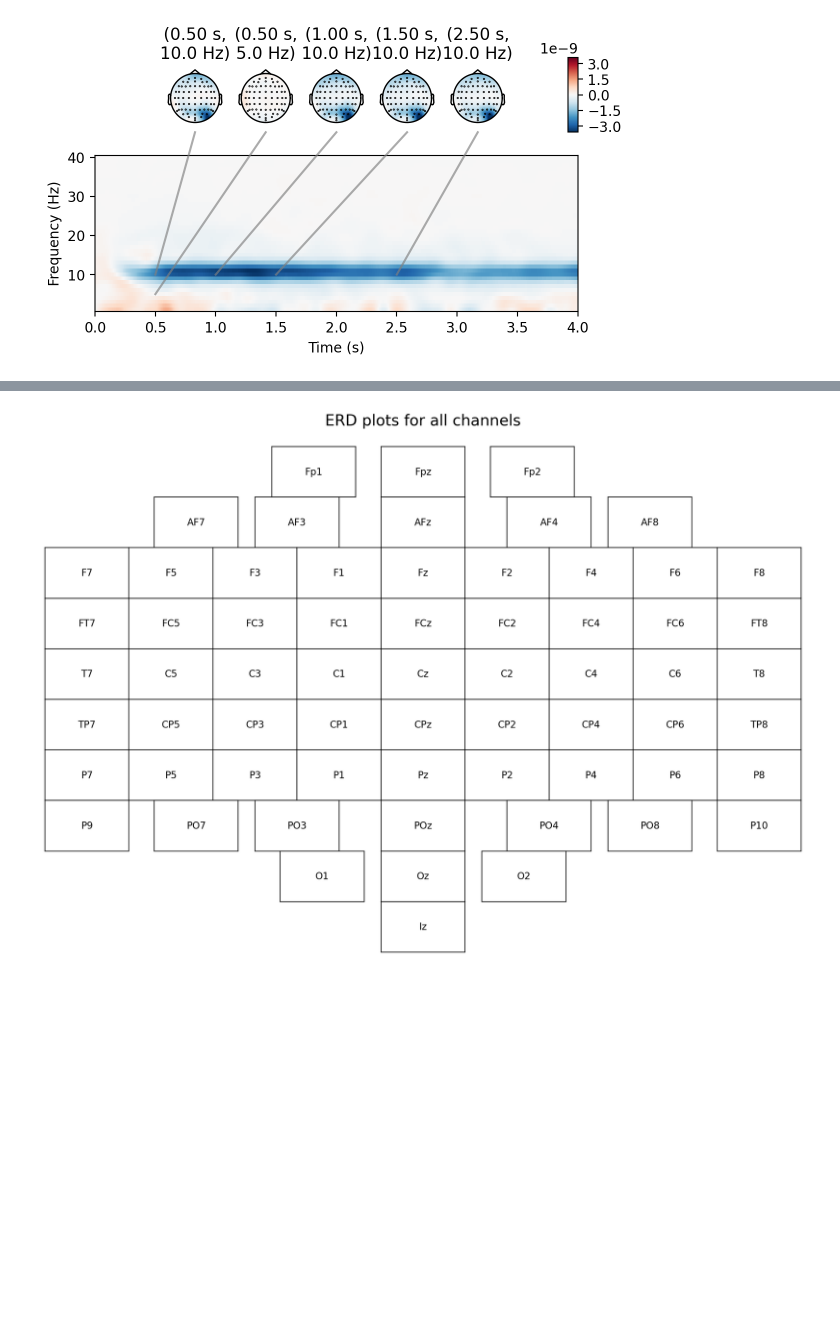
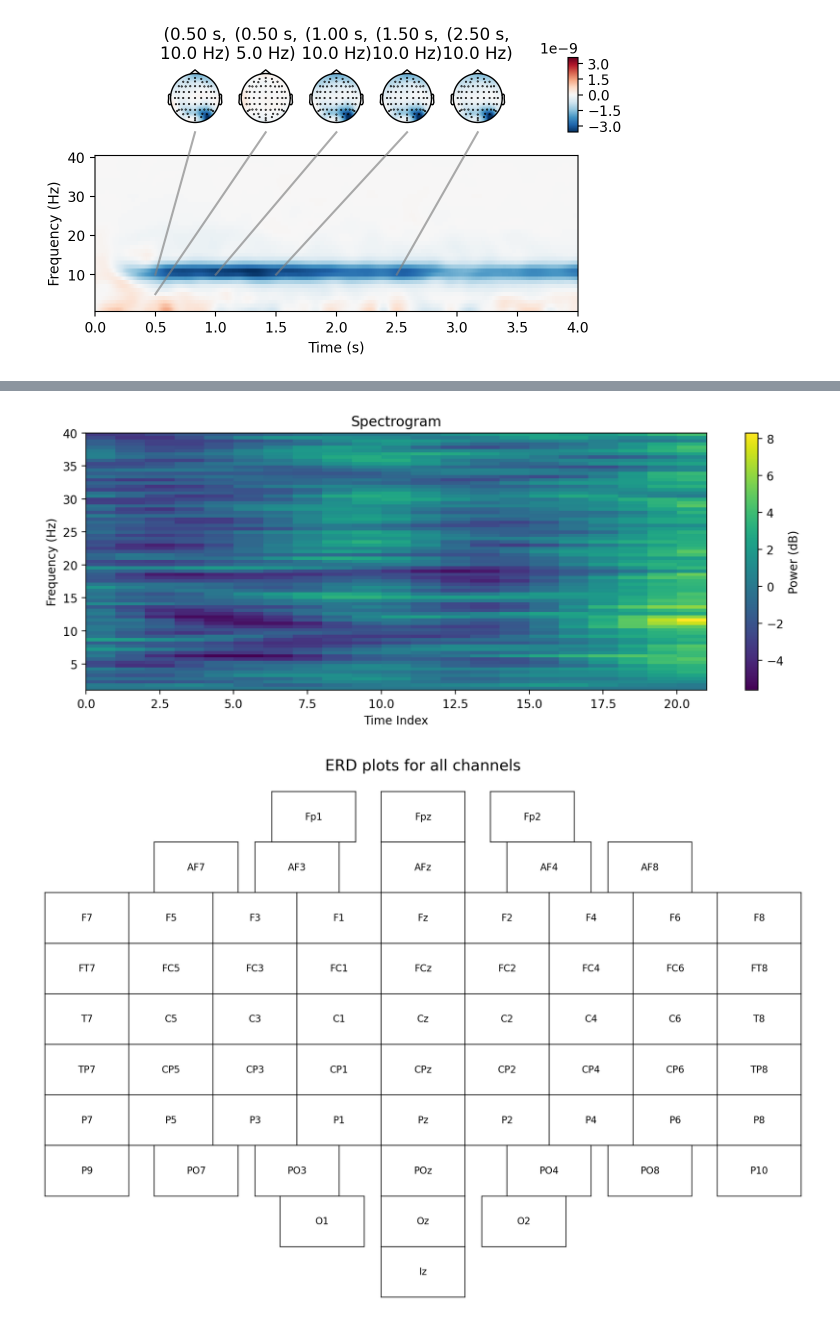
Before and after one commit to Malteflau/LaBraM-MMDTU, a Jupyter notebook: Spectrogram and erd grid plot.ipynb, the cells around one changed output, grey strips where cells are left out. Saved outputs shown, nothing was run; the diff lists cells and outputs as text; code cells hidden in the pictures; blank space fills up the shorter version.

```diff
--- a/Spectrogram and erd grid plot.ipynb
+++ b/Spectrogram and erd grid plot.ipynb
@@ -181,23 +172,4 @@ def plot_ERD(psds_dict, ax):
     #plt.show()
 # %%
 channel = 'C3'
-psd = get_psds_for_channel(epochs_df['Epochs'], channel = channel, settings = ['T1P', 'T1Pn'], window = 1, overlap = 0.9, ERD = False)#['T1P, [1, 40] frequencies, channel C3']
+psd = get_psds_for_channel(epochs_df['Epochs'][:1], channel = channel, settings = ['T1P', 'T1Pn'], window = 1, overlap = 0.9, mean = False)#['T1P, [1, 40] frequencies, channel C3']
-# %%
-def plot_diff_Spectrogram(dict, ax=0, band = [1,40]):
-    # Optional: convert to dB
-    #psds_db = 10 * np.log10(psds)
-    psds = np.array(list(dict.values()))
-
-    diff_psds = psds[0] - psds[1]
-    diff_psds.shape
-    freqs = np.linspace(band[0], band[1], len(diff_psds[:,0]))
-    times = np.linspace(0,4)
-
-    im = ax.imshow(diff_psds, aspect='auto', origin='lower',
-                extent=[-0.5, 5.5, freqs[0], freqs[-1]],
-                cmap='viridis')
-    return im
-# %%
-fig, ax = plt.subplots()
-plot_diff_Spectrogram(psd, ax)
-plt.show()
@@ -206,3 +192,22 @@ plt.show()
+# %%
+def plot_diff_Spectrogram(psd_dict, ax=0):
+    diff_psds = list(psd_dict.values())[0] - list(psd_dict.values())[1]
+
+    # Plot
+    #plt.figure(figsize=(10, 4))
+    ax.imshow(diff_psds, aspect='auto', origin='lower',
+                extent=[0, diff_psds.shape[1], freqs[0], freqs[-1]],
+                cmap='viridis')
+    #plt.colorbar(label='Power (dB)')
+    #plt.xlabel('Time Index' if 'times' not in locals() else 'Time (s)')
+    #plt.ylabel('Frequency (Hz)')
+    #plt.title('Spectrogram')
+    #plt.tight_layout()
+    #plt.show()
+# %%
+plot_diff_Spectrogram(psd)
+# %% [output]
+[figure, added]
 # %%
 ch_grid_dict = {                                       'Fp1':(2.7,0), 'Fpz':(4,0), 'Fp2':(5.3,0),
                                           'AF7':(1.3,1), 'AF3':(2.5,1), 'AFz':(4,1), 'AF4':(5.5,1), 'AF8':(6.7,1),
```
Also changed, not shown: parts of 11 cells of this notebook.
